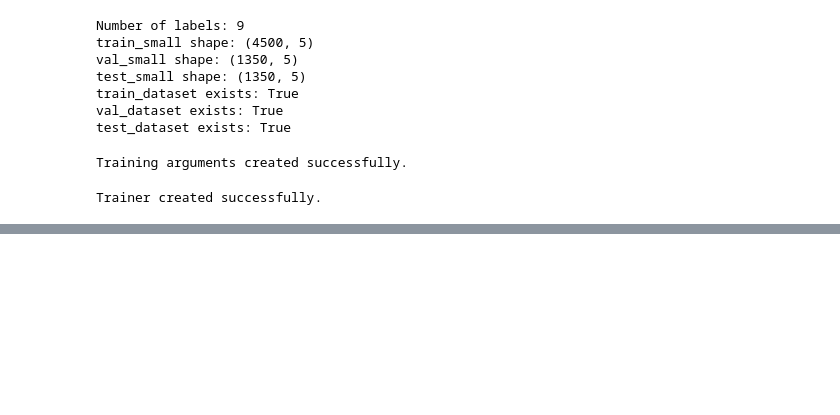
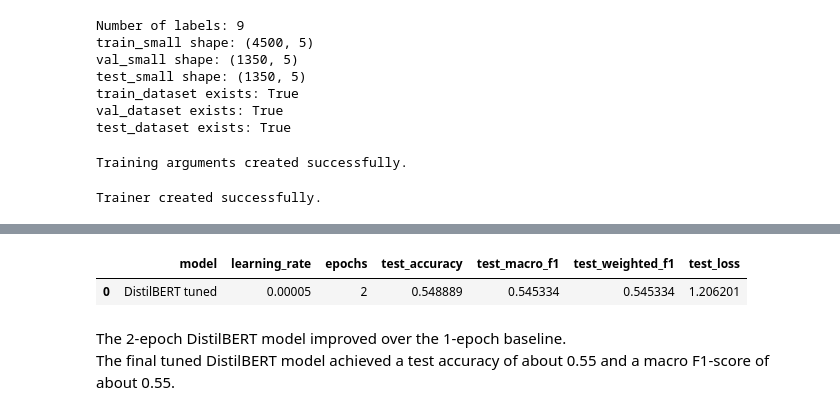
Before and after one commit to kacquahIBS/TextMiningAndNaturalLanguageProcessingHomeAssignment, a Jupyter notebook: Notebooks/03_neural_model_distilbert.ipynb, the cells around one changed output, grey strips where cells are left out. Drawn from its saved outputs; the diff is of its cells as text; code cells hidden in the pictures; blank space fills up the shorter version.

```diff
--- a/Notebooks/03_neural_model_distilbert.ipynb
+++ b/Notebooks/03_neural_model_distilbert.ipynb
@@ -320,0 +485,6 @@ DistilBERT validation results:
+# %%
+# Evaluate the best DistilBERT model on the test set
+bert_test_results = trainer_2epoch.evaluate(test_dataset)
+
+print("Best DistilBERT test results:")
+print(bert_test_results)
@@ -320,0 +497,27 @@ DistilBERT validation results:
+# %%
+# Save final DistilBERT test result
+distilbert_test_results_df = pd.DataFrame([
+    {
+        "model": "DistilBERT tuned",
+        "learning_rate": 5e-5,
+        "epochs": 2,
+        "test_accuracy": bert_test_results["eval_accuracy"],
+        "test_macro_f1": bert_test_results["eval_macro_f1"],
+        "test_weighted_f1": bert_test_results["eval_weighted_f1"],
+        "test_loss": bert_test_results["eval_loss"]
+    }
+])
+
+# Save table for final report
+distilbert_test_results_df.to_csv(
+    "../results/tables/distilbert_test_results.csv",
+    index=False
+)
+
+distilbert_test_results_df
+# %% [output]
+|  | model | learning_rate | epochs | test_accuracy | test_macro_f1 | test_weighted_f1 | test_loss |
+| 0 | DistilBERT tuned | 0.00005 | 2 | 0.548889 | 0.545334 | 0.545334 | 1.206201 |
+# %% [markdown]
+The 2-epoch DistilBERT model improved over the 1-epoch baseline.
+The final tuned DistilBERT model achieved a test accuracy of about 0.55 and a macro F1-score of about 0.55.
```
Also changed, not shown: parts of 14 cells of this notebook, 16 other files.
